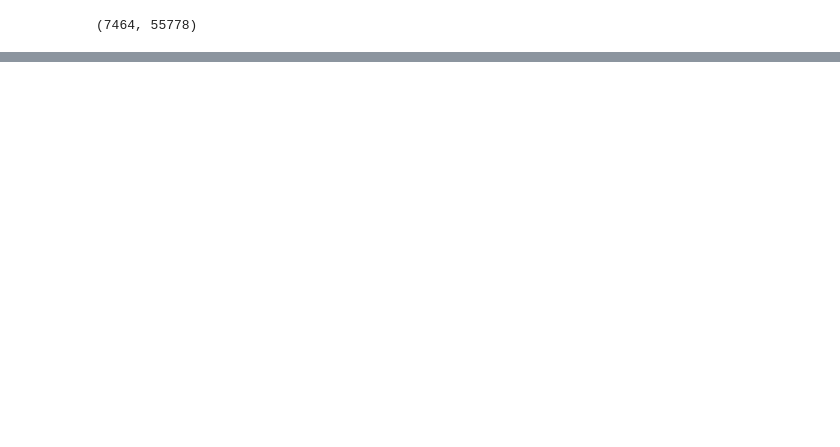
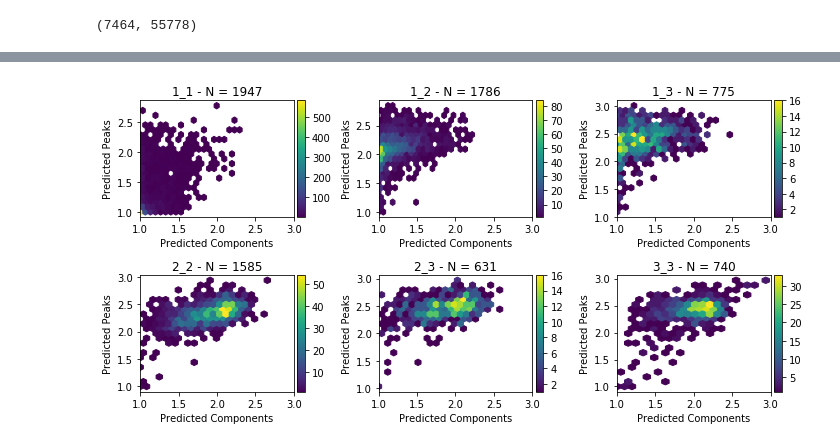
Before and after one commit to tjgalvin/Pink_Experiments, a Jupyter notebook: Notebook/Forrest_Regression_Cross_Validation_Pink_Input_Images.ipynb, the cells around one changed output, grey strips where cells are left out. Saved outputs shown, nothing was run; the diff lists cells and outputs as text; code cells hidden in the pictures; blank space fills up the shorter version.

```diff
--- a/Notebook/Forrest_Regression_Cross_Validation_Pink_Input_Images.ipynb
+++ b/Notebook/Forrest_Regression_Cross_Validation_Pink_Input_Images.ipynb
@@ -105,10 +109,12 @@ peaks_rf = RandomForestRegressor(n_estimators=n_estimators, n_jobs=cores, bootst
 comp_rf  = RandomForestRegressor(n_estimators=n_estimators, n_jobs=cores, bootstrap=True)
 
 print('Peaks training')
-peaks_res = cross_validation.cross_val_predict(peaks_rf, heatmaps, num_peaks, cv=5, n_jobs=-1)
+peaks_res = cross_validation.cross_val_predict(peaks_rf, heatmaps, num_peaks,
+                                               cv=5, n_jobs=-1, verbose=3)
 
 print('Comp training')
-comp_res = cross_validation.cross_val_predict(comp_rf, heatmaps, num_comp, cv=5, n_jobs=-1)
+comp_res = cross_validation.cross_val_predict(comp_rf, heatmaps, num_comp,
+                                              cv=5, n_jobs=-1, verbose=3)
 
 after = time.time()
 print(f'After time is {after}')
@@ -142,28 +167,30 @@ fig.savefig('Images/Predicted_Features_Heatmap.pdf')
 # %%
 from mpl_toolkits.axes_grid1 import make_axes_locatable
 
 def subplot_cbar(fig, ax, im):
         divider = make_axes_locatable(ax)
         cax0 = divider.append_axes('right', size='5%', pad=0.05)
         fig.colorbar(im, cax=cax0)
 
 
 fig, axes = plt.subplots(2,3, figsize=(10, 5))
 
 for c, l in enumerate(np.sort(labels[index].unique())):
     mask = l == labels[index]
 
     ax = axes.flatten()[c]
     im = ax.hexbin(comp_res[mask], peaks_res[mask], gridsize=20, mincnt=1)
     ax.set(title=f'{l} - N = {np.sum(mask)}', xlim=[1,3],
-          xlabel='Redicted Components',
+          xlabel='Predicted Components',
           ylabel='Predicted Peaks')
 
     subplot_cbar(fig, ax, im)
 
 fig.tight_layout()
 fig.show()
-fig.savefig('Images/Predicted_Features_Heatmap_Classes.pdf')
+fig.savefig('Images/Predicted_Features_Heatmap_Classes_Pink_Images.pdf')
+# %% [output]
+[figure, added]
 # %%
 fig, (ax1,ax2) = plt.subplots(1,2, figsize=(10,5))
 
```
Also changed, not shown: parts of 22 cells of this notebook.
